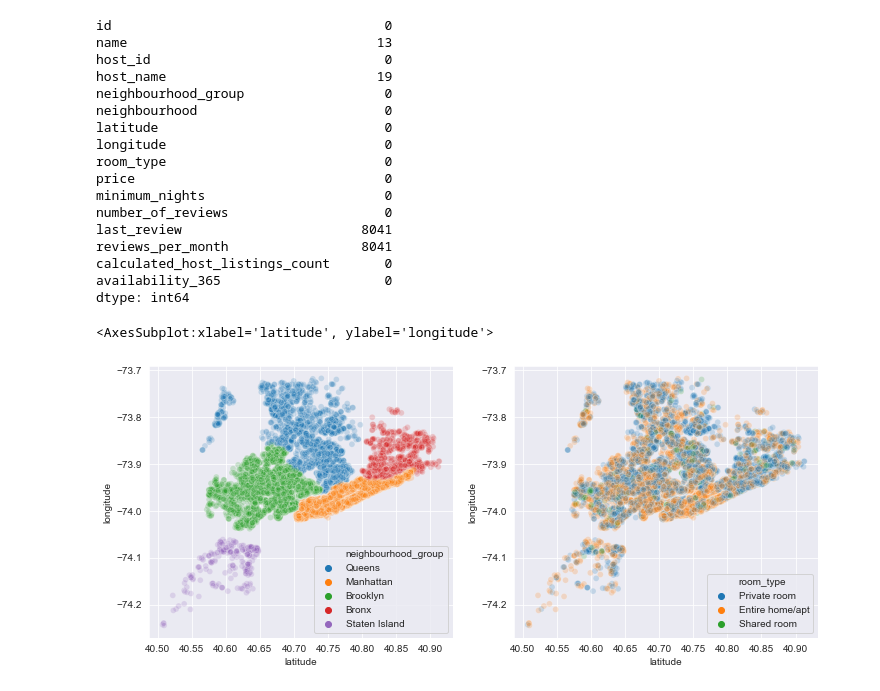
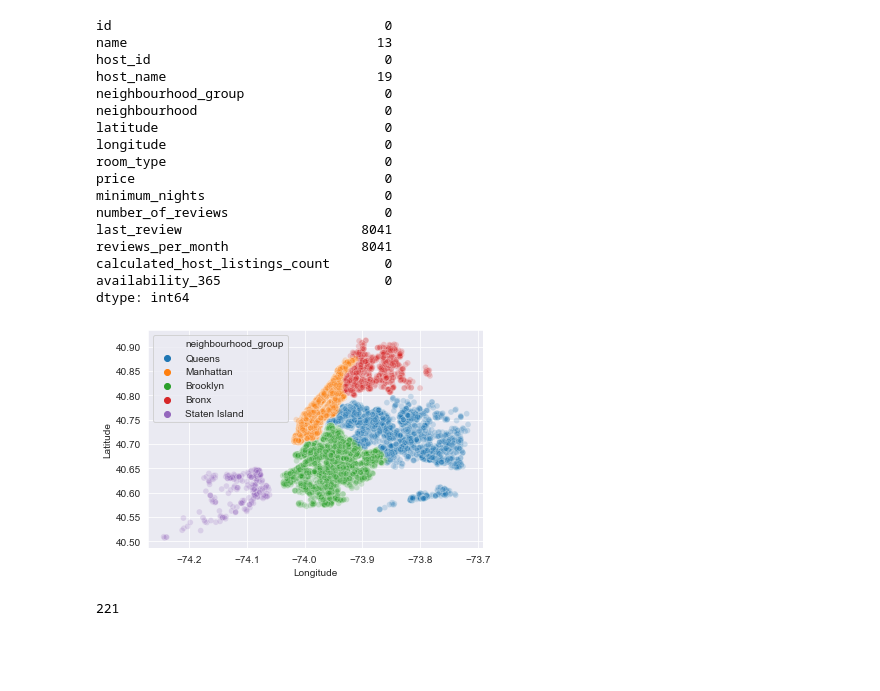
Before and after one commit to francescodisalvo05/Data-Science-Lab-Exercises, a Jupyter notebook: Notebooks/9-Laboratory-02-12-2020.ipynb, the cells around one changed output. Saved outputs shown, nothing was run; the diff lists cells and outputs as text; code cells hidden in the pictures; blank space fills up the shorter version.

```diff
--- a/Notebooks/9-Laboratory-02-12-2020.ipynb
+++ b/Notebooks/9-Laboratory-02-12-2020.ipynb
@@ -101,11 +62,15 @@ reviews_per_month                 8041
 calculated_host_listings_count       0
 availability_365                     0
 dtype: int64
-# %%
-fig, axes = plt.subplots(1,2,figsize=(12,5))
-
-sns.scatterplot(dev_df['latitude'], dev_df['longitude'], alpha=0.2,ax=axes[0], hue=dev_df.neighbourhood_group)
-sns.scatterplot(dev_df['latitude'], dev_df['longitude'], alpha=0.2,ax=axes[1], hue=dev_df.room_type)
-# %% [output]
-<AxesSubplot:xlabel='latitude', ylabel='longitude'>
-[figure, removed]
+# %%
+sns.scatterplot(dev_df['longitude'], dev_df['latitude'], alpha=0.2, hue=dev_df.neighbourhood_group)
+plt.ylabel("Latitude")
+plt.xlabel("Longitude")
+# Overleaf doesn't load too many dots
+plt.savefig("Images/report9_img1.png", format="png")
+# %% [output]
+[figure, added]
+# %%
+len(set(dev_df.neighbourhood))
+# %% [output]
+221
```
Also changed, not shown: parts of 25 cells of this notebook, 4 other files.
